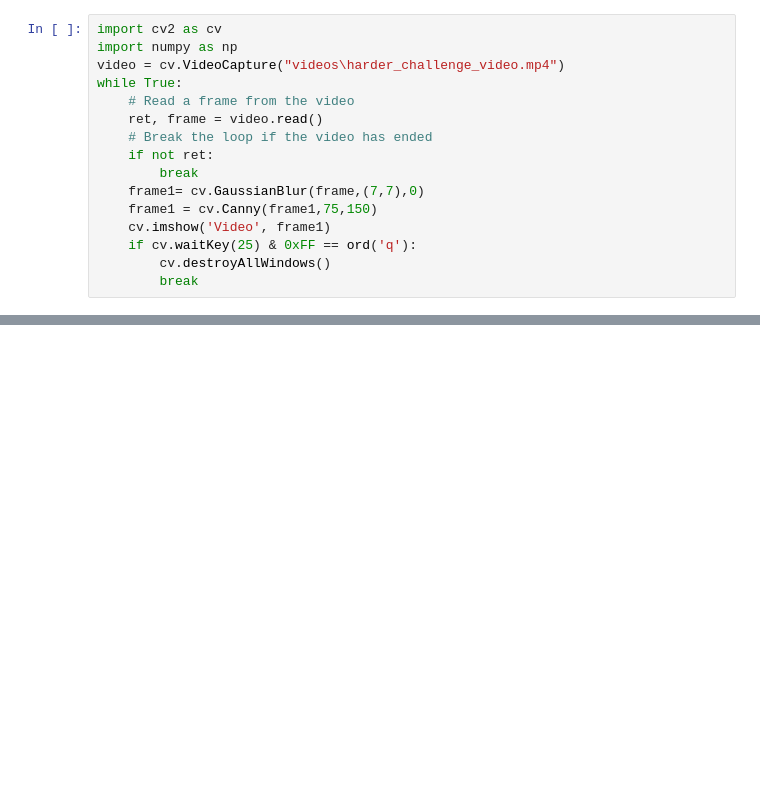
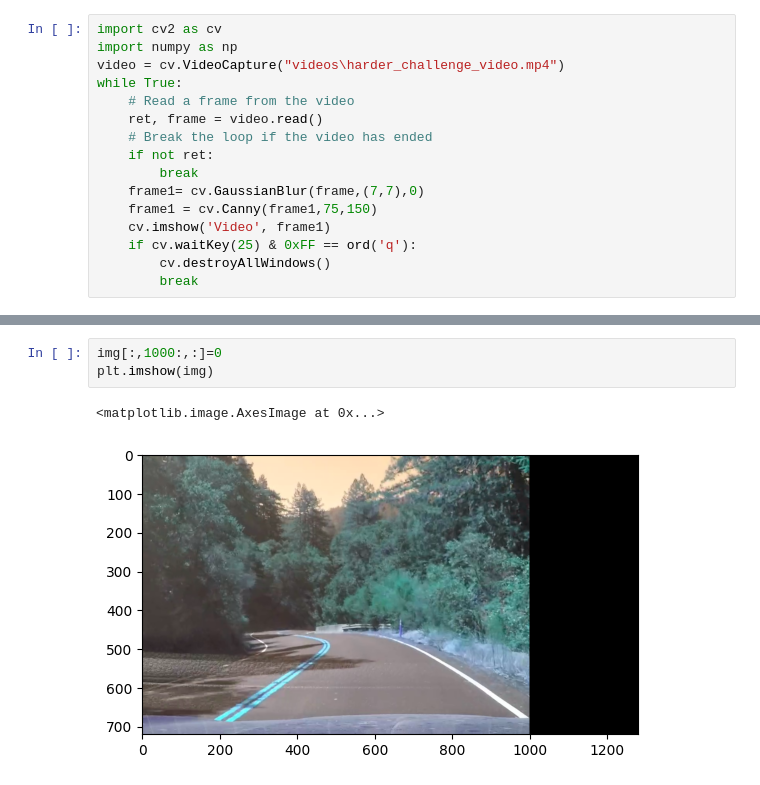
Before and after one commit to poonamshettar/Lane-Detection-using-open-CV, a Jupyter notebook: with_opencv.ipynb, the cells around one changed output, grey strips where cells are left out. Cells and saved outputs as stored; diff of their text form; blank space fills up the shorter version.

```diff
--- a/with_opencv.ipynb
+++ b/with_opencv.ipynb
@@ -81,0 +168,6 @@ while True:
+# %%
+img[:,1000:,:]=0
+plt.imshow(img)
+# %% [output]
+<matplotlib.image.AxesImage at 0x...>
+[figure, added]
```
Also changed, not shown: parts of 10 cells of this notebook, 9 other files.
